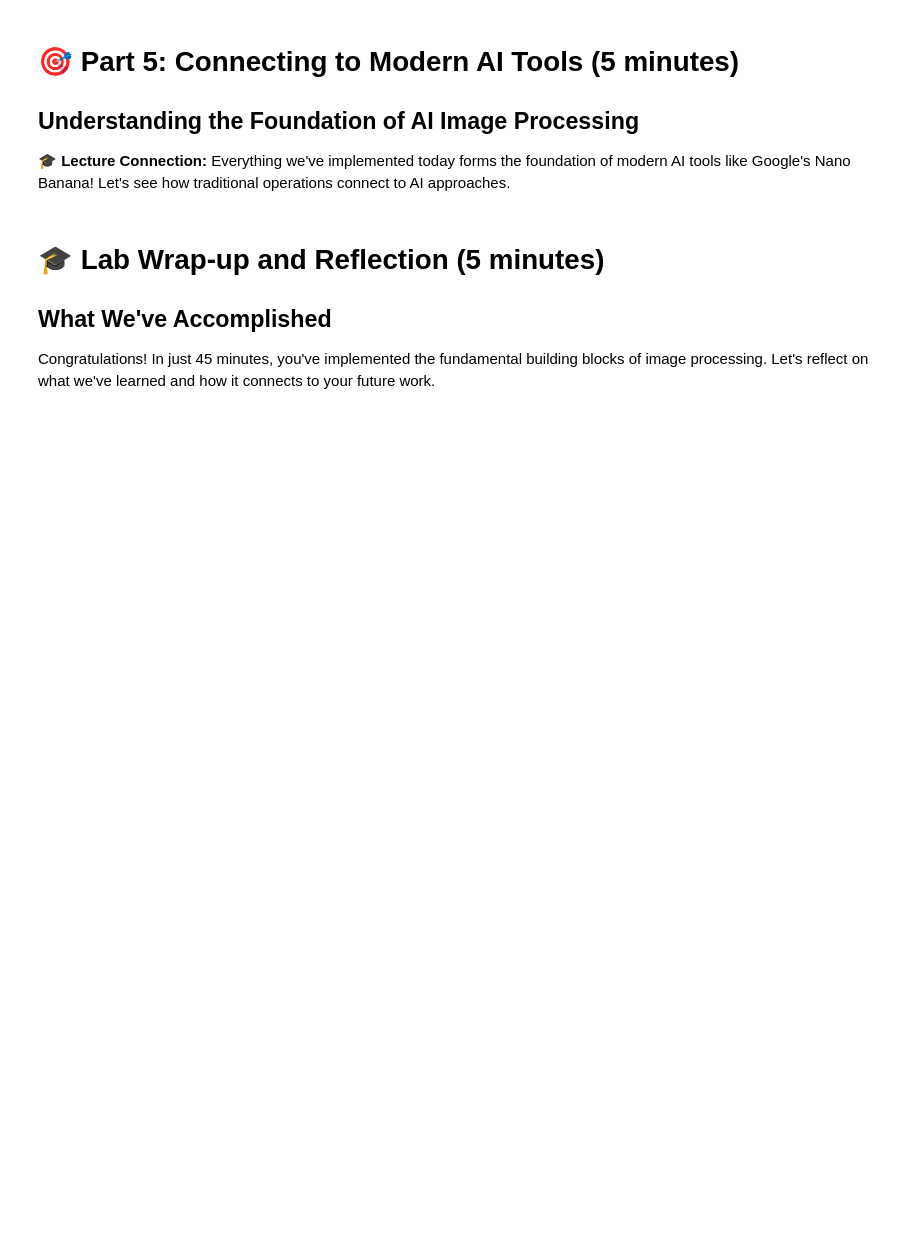
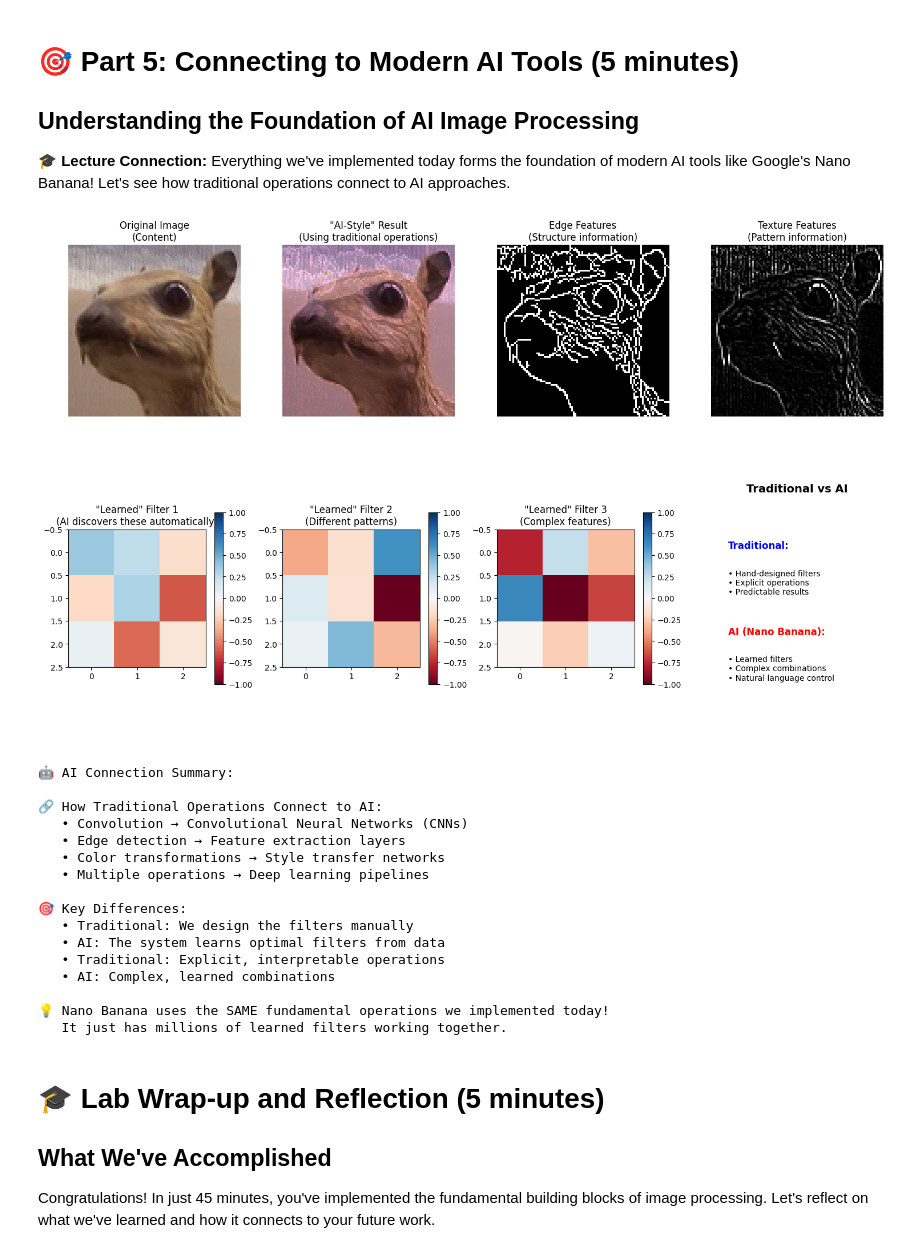
Before and after one commit to rfox7/jupyter-exploration, a Jupyter notebook: L02_Fox_Rich_ITAI1378.ipynb, the cells around one changed output. Drawn from its saved outputs; the diff is of its cells as text; code cells hidden in the pictures; blank space fills up the shorter version.

```diff
--- a/L02_Fox_Rich_ITAI1378.ipynb
+++ b/L02_Fox_Rich_ITAI1378.ipynb
@@ -957,35 +984,53 @@ plt.title('"Learned" Filter 3\n(Complex features)')
 plt.colorbar(shrink=0.6)
 
 # Processing pipeline comparison
 plt.subplot(2, 4, 8)
 plt.text(0.5, 0.9, 'Traditional vs AI', ha='center', va='top',
          fontsize=14, fontweight='bold', transform=plt.gca().transAxes)
 plt.text(0.1, 0.7, 'Traditional:', ha='left', va='top',
          fontsize=12, fontweight='bold', color='blue', transform=plt.gca().transAxes)
 plt.text(0.1, 0.6, '• Hand-designed filters\n• Explicit operations\n• Predictable results',
          ha='left', va='top', fontsize=10, transform=plt.gca().transAxes)
 plt.text(0.1, 0.4, 'AI (Nano Banana):', ha='left', va='top',
          fontsize=12, fontweight='bold', color='red', transform=plt.gca().transAxes)
 plt.text(0.1, 0.3, '• Learned filters\n• Complex combinations\n• Natural language control',
          ha='left', va='top', fontsize=10, transform=plt.gca().transAxes)
 plt.axis('off')
 
 plt.tight_layout()
 plt.show()
 
 print("🤖 AI Connection Summary:")
 print("\n🔗 How Traditional Operations Connect to AI:")
 print("   • Convolution → Convolutional Neural Networks (CNNs)")
 print("   • Edge detection → Feature extraction layers")
 print("   • Color transformations → Style transfer networks")
 print("   • Multiple operations → Deep learning pipelines")
-\n🎯 Key Differences:")
+print("\n🎯 Key Differences:")
 print("   • Traditional: We design the filters manually")
 print("   • AI: The system learns optimal filters from data")
 print("   • Traditional: Explicit, interpretable operations")
 print("   • AI: Complex, learned combinations")
-\n💡 Nano Banana uses the SAME fundamental operations we implemented today!")
+print("\n💡 Nano Banana uses the SAME fundamental operations we implemented today!")
 print("   It just has millions of learned filters working together.")
+# %% [output]
+[figure, added]
+🤖 AI Connection Summary:
+
+🔗 How Traditional Operations Connect to AI:
+   • Convolution → Convolutional Neural Networks (CNNs)
+   • Edge detection → Feature extraction layers
+   • Color transformations → Style transfer networks
+   • Multiple operations → Deep learning pipelines
+
+🎯 Key Differences:
+   • Traditional: We design the filters manually
+   • AI: The system learns optimal filters from data
+   • Traditional: Explicit, interpretable operations
+   • AI: Complex, learned combinations
+
+💡 Nano Banana uses the SAME fundamental operations we implemented today!
+   It just has millions of learned filters working together.
 # %% [markdown]
 # 🎓 Lab Wrap-up and Reflection (5 minutes)
 
```
Also changed, not shown: parts of 12 cells of this notebook.
